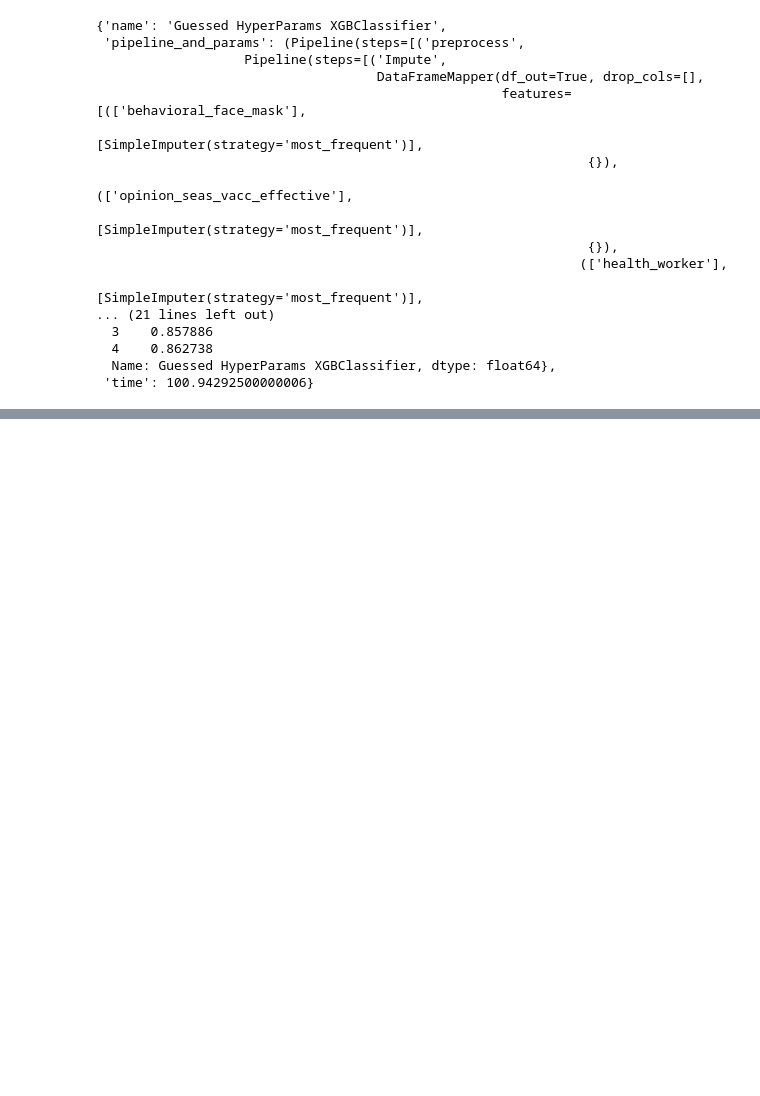
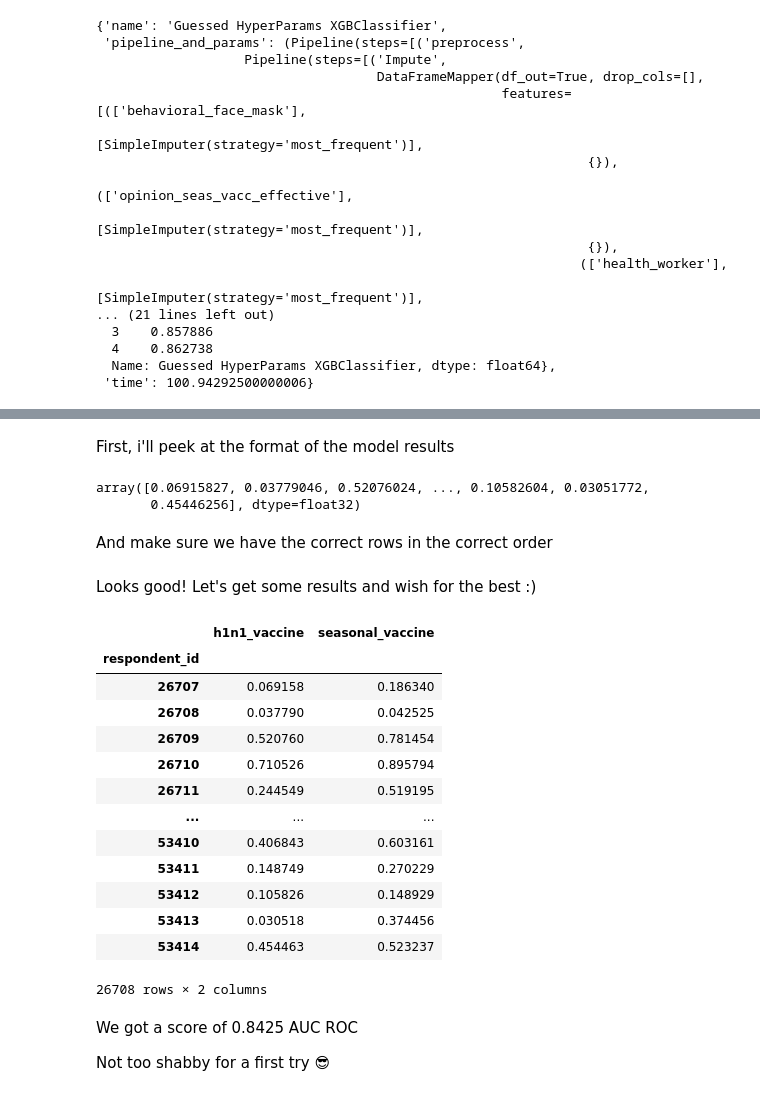
Before and after one commit to blackBagel/flu-shots, a Jupyter notebook: Flu_shot_forecast.ipynb, the cells around one changed output, grey strips where cells are left out. Cells and saved outputs as stored; diff of their text form; code cells hidden in the pictures; blank space fills up the shorter version.

```diff
--- a/Flu_shot_forecast.ipynb
+++ b/Flu_shot_forecast.ipynb
@@ -1327,0 +1355,15 @@ best_model_so_far
+# %%
+df_test = pd.read_csv("test_set_features.csv", index_col="respondent_id")
+
+best_h1n1_model_so_far = get_model_pipeline_and_info(file_name=os.path.join(f'h1n1_best_model_so_far.pickle'))
+best_seasonal_model_so_far = get_model_pipeline_and_info(file_name=os.path.join(f'seasonal_best_model_so_far.pickle'))
+# best_model_so_far
+# %% [markdown]
+First, i'll peek at the format of the model results
+# %%
+best_h1n1_model_so_far['pipeline_and_params'][0].predict_proba(df_test)
+# %% [output]
+array([0.06915827, 0.03779046, 0.52076024, ..., 0.10582604, 0.03051772,
+       0.45446256], dtype=float32)
+# %% [markdown]
+And make sure we have the correct rows in the correct order
@@ -1327,0 +1373,24 @@ best_model_so_far
+# %% [markdown]
+Looks good!
+Let's get some results and wish for the best :)
+# %%
+df_test_results = pd.DataFrame(index=df_test.index)
+df_test_results['h1n1_vaccine'] = best_h1n1_model_so_far['pipeline_and_params'][0].predict_proba(df_test)[:, 1]
+df_test_results['seasonal_vaccine'] = best_seasonal_model_so_far['pipeline_and_params'][0].predict_proba(df_test)[:, 1]
+
+df_test_results
+# %% [output]
+|  | h1n1_vaccine | seasonal_vaccine |
+| respondent_id |  |  |
+| 26707 | 0.069158 | 0.186340 |
+| 26708 | 0.037790 | 0.042525 |
+| 26709 | 0.520760 | 0.781454 |
+| 26710 | 0.710526 | 0.895794 |
+| 26711 | 0.244549 | 0.519195 |
+| ... | ... | ... |
+| 53410 | 0.406843 | 0.603161 |
+| 53411 | 0.148749 | 0.270229 |
+| 53412 | 0.105826 | 0.148929 |
+| 53413 | 0.030518 | 0.374456 |
+| 53414 | 0.454463 | 0.523237 |
+26708 rows × 2 columns
@@ -1327,0 +1399,4 @@ best_model_so_far
+# %% [markdown]
+We got a score of 0.8425 AUC ROC
+
+Not too shabby for a first try 😎
```
Also changed, not shown: parts of 7 cells of this notebook, 1 other file.
